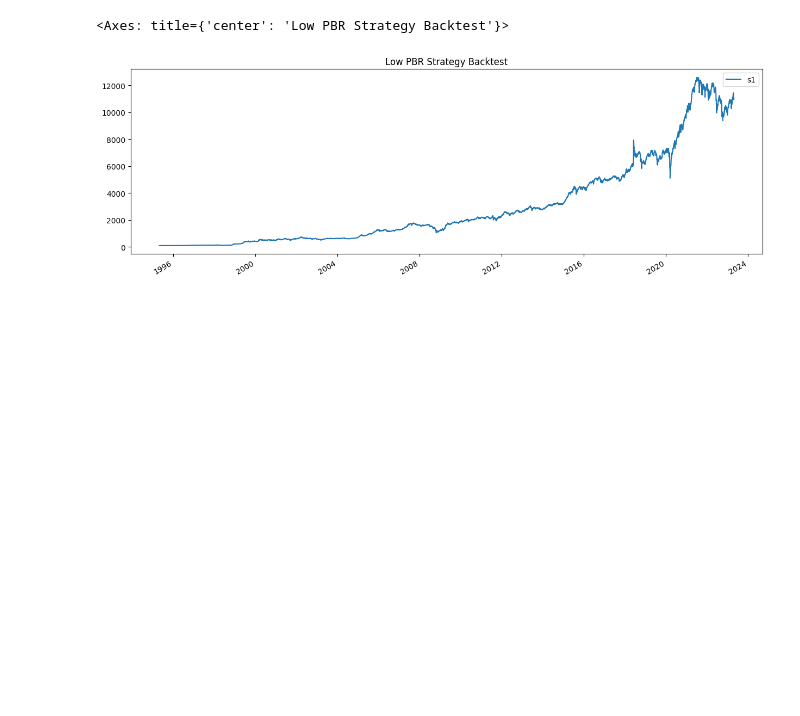
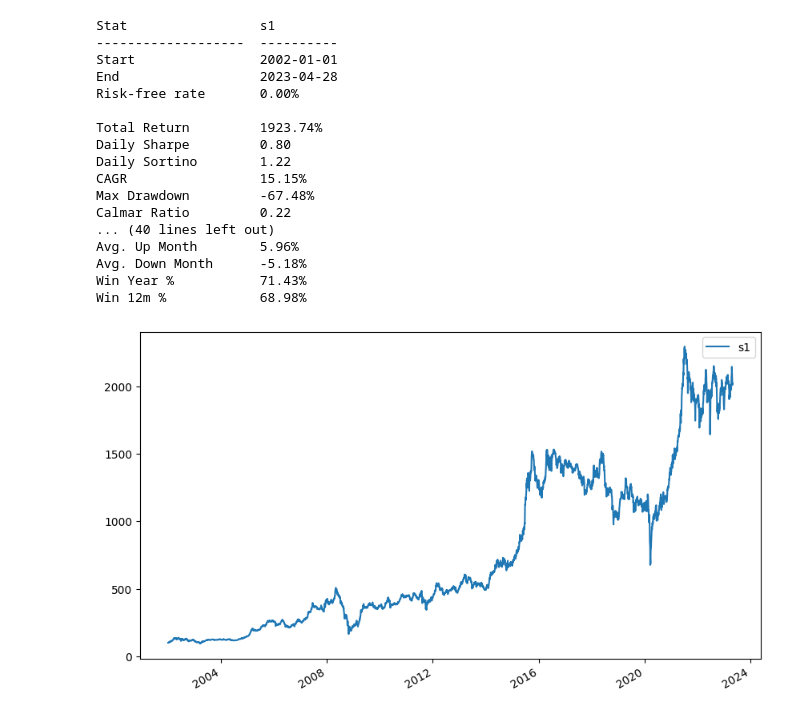
Before and after one commit to sukbongkr/quant, a Jupyter notebook: backtest.ipynb, the cells around one changed output. Saved outputs shown, nothing was run; the diff lists cells and outputs as text; code cells hidden in the pictures; blank space fills up the shorter version.

Commit message:
'backtest실행'

```diff
--- a/backtest.ipynb
+++ b/backtest.ipynb
@@ -41,0 +13,19 @@ class MyAlgo(bt.Algo):
+# %%
+#database의 모든 데이터를 로드
+query = "SELECT ticker, 이름, 날짜, 시가, 고가, 저가, 종가, 거래량, 거래대금, 등락률, BPS, PER, PBR, EPS, DIV, DPS, 기관합계, 기타법인, 개인, 외국인합계, 전체, 시가총액, 거래량2, 거래대금2, 상장주식수, 상장주식수2, 보유수량, 지분율, 한도수량, 한도소진률 FROM stock_data WHERE 날짜 >= '2002-01-01'"
+
+# SQL 쿼리 결과를 바로 pandas 데이터프레임으로 읽어옴
+df = pd.read_sql(query, conn, parse_dates=['날짜'])
+# %%
+# 데이터프레임을 피벗하여 각 종목별 종가 데이터를 열로 만듦
+prices_df = df.pivot(index='날짜', columns='이름', values='종가')
+
+# 데이터프레임을 피벗하여 각 종목별 PBR 데이터를 열로 만듦
+pbr_df = df.pivot(index='날짜', columns='이름', values='PBR')
+
+# 데이터프레임을 피벗하여 각 종목별 PER 데이터를 열로 만듦
+per_df = df.pivot(index='날짜', columns='이름', values='PER')
+# %%
+prices_df.fillna(method='ffill', inplace=True)
+pbr_df.fillna(value = 0, inplace=True)
+per_df.fillna(value = 0, inplace=True)
@@ -42,8 +127,5 @@ class MyAlgo(bt.Algo):
 # %%
-strategy = bt.Strategy('s1', [
-    bt.algos.SelectAll(),
-
-    bt.algos.RunQuarterly(),
-    bt.algos.WeighEqually(),
-    bt.algos.Rebalance()
-])
+# 전략 및 백테스팅 설정
+strategy = bt.Strategy('s1', [bt.algos.RunQuarterly(), bt.algos.SelectAll(), bt.algos.WeighEqually(), bt.algos.Rebalance()])
+bt_backtest = bt.Backtest(strategy, prices_df)
+bt_result = bt.run(bt_backtest)
@@ -54,6 +132,23 @@ result = bt.run(backtest)
-# %%
-# 백테스트 결과 출력
-result.plot(title='Low PBR Strategy Backtest')
-# %% [output]
-<Axes: title={'center': 'Low PBR Strategy Backtest'}>
-[figure, removed]
+# %%
+# 백테스팅 결과 출력
+bt_result.prices.rebase().plot(figsize=(10, 6))
+bt_result.display()
+# %% [output]
+Stat                 s1
+-------------------  ----------
+Start                2002-01-01
+End                  2023-04-28
+Risk-free rate       0.00%
+
+Total Return         1923.74%
+Daily Sharpe         0.80
+Daily Sortino        1.22
+CAGR                 15.15%
+Max Drawdown         -67.48%
+Calmar Ratio         0.22
+... (40 lines left out)
+Avg. Up Month        5.96%
+Avg. Down Month      -5.18%
+Win Year %           71.43%
+Win 12m %            68.98%
+[figure, added]
```
Also changed, not shown: parts of 10 cells of this notebook, 2 other files.
